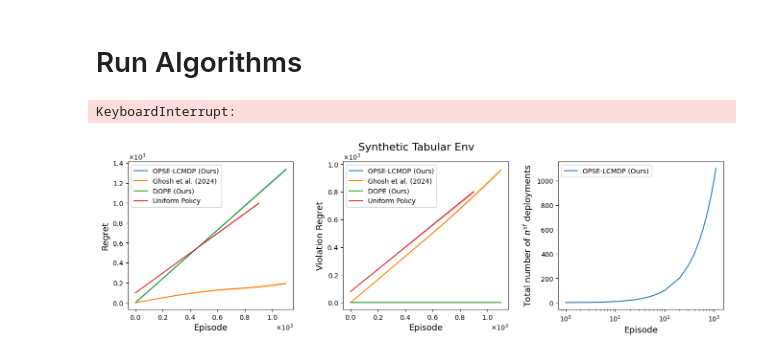
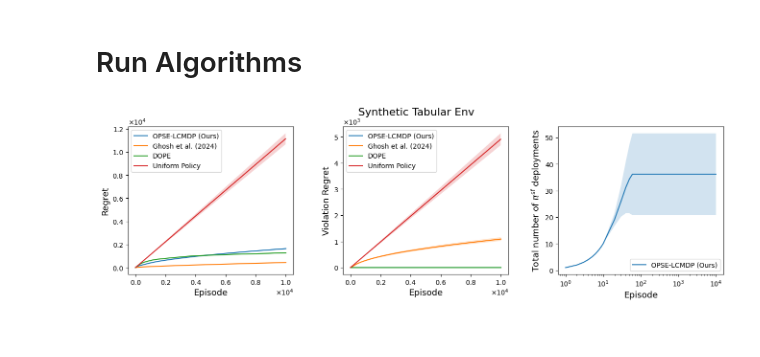
Before and after one commit to matsuolab/Episode-Wise-Safe-Linear-CMDP, a Jupyter notebook: Experiment-tabular.ipynb, the cells around one changed output. Cells and saved outputs as stored; diff of their text form; code cells hidden in the pictures.

```diff
--- a/Experiment-tabular.ipynb
+++ b/Experiment-tabular.ipynb
@@ -1,12 +1,12 @@
 # %%
 import ray
 ray.shutdown()
-ray.init(num_cpus=8)
+ray.init(num_cpus=10)
 
 debug = False
 CMDP_type = "random"  # choose "random" or "streaming"
-# NUM_SEEDS = 10
-NUM_SEEDS = 3
+NUM_SEEDS = 10
+# NUM_SEEDS = 3
 
-record_resol = 100  # regret is recorded every 100 steps
+record_resol = 10  # regret is recorded every 100 steps
 # %% [output]
@@ -18,7 +18,7 @@ from envs.cmdp import CMDP
 
 if CMDP_type == "random":
     from envs.tabular import create_cmdp as _create_cmdp
-    create_cmdp = lambda key, **args: _create_cmdp(key, S=7, A=3, H=5, const_scale=0.6)
+    create_cmdp = lambda key, **args: _create_cmdp(key, S=5, A=3, H=4, const_scale=0.6)
 elif CMDP_type == "streaming":
     from envs.streaming import create_cmdp
 elif CMDP_type == "linear":
@@ -29,9 +29,9 @@ elif CMDP_type == "linear":
 # Hyperparameters
 
 if CMDP_type == "random":
-    Cr = 10.0
-    Cu = 10.0
-    Cd = 10.0
+    Cr = 1.0
+    Cu = 1.0
+    Cd = 1.0
     Clam = 300
     Bd = 1.0
     ent_coef = 0.1
@@ -39,25 +39,25 @@ if CMDP_type == "random":
     Cr_Ghosh = Cr
     Cu_Ghosh = Cu
 
-    DOPE_Cr = 10
-    DOPE_Cu = 10
+    DOPE_Cr = 1.0
+    DOPE_Cu = 1.0
 
-    K = 300000  # number of episodes
-    # K = 1000  # number of episodes
-
-
+    K = 10000  # number of episodes
 
 elif CMDP_type == "streaming":
-    Cr = 5.0
-    Cu = 5.0
-    Cd = 5.0
+    Cr = 2.0
+    Cu = 2.0
+    Cd = 2.0
     Clam = 300
     Bd = 1.0
     ent_coef = 0.1
 
     Cr_Ghosh = Cr
     Cu_Ghosh = Cu
-    K = 300000  # number of episodes
+
+    DOPE_Cr = 1.0
+    DOPE_Cu = 1.0
+    K = 10000  # number of episodes
 
 elif CMDP_type == "linear":
     Cr = 10.0
@@ -507,8 +507,6 @@ for i in range(NUM_SEEDS):
     jobs.append(run_uni.remote(buffer, i))
 
 _ = ray.get(jobs)
-# %% [output]
-KeyboardInterrupt:
 # %%
 import pickle
 
@@ -564,7 +562,7 @@ ax.plot(epi_mean, reg_mean, label="OPSE-LCMDP (Ours)", rasterized=True)
 ax.fill_between(epi_mean, reg_mean - 0.1 * reg_std, reg_mean + 0.1 * reg_std, alpha=0.2)
 ax.plot(Ghosh_epi_mean, Ghosh_reg_mean, label="Ghosh et al. (2024)", rasterized=True)
 ax.fill_between(Ghosh_epi_mean, Ghosh_reg_mean - 0.1 * Ghosh_reg_std, Ghosh_reg_mean + 0.1 * Ghosh_reg_std, alpha=0.2)
-ax.plot(DOPE_epi_mean, DOPE_reg_mean, label="DOPE (Ours)", rasterized=True)
+ax.plot(DOPE_epi_mean, DOPE_reg_mean, label="DOPE", rasterized=True)
 ax.fill_between(DOPE_epi_mean, DOPE_reg_mean - 0.1 * DOPE_reg_std, DOPE_reg_mean + 0.1 * DOPE_reg_std, alpha=0.2)
 ax.plot(uni_epi_mean, uni_reg_mean, label="Uniform Policy", rasterized=True)
 ax.fill_between(uni_epi_mean, uni_reg_mean - 0.1 * uni_reg_std, uni_reg_mean + 0.1 * uni_reg_std, alpha=0.2)
@@ -583,35 +581,35 @@ ax2.plot(epi_mean, vio_mean, label="OPSE-LCMDP (Ours)", rasterized=True)
 ax2.fill_between(epi_mean, vio_mean - 0.1 * vio_std, vio_mean + 0.1 * vio_std, alpha=0.2)
 ax2.plot(Ghosh_epi_mean, Ghosh_vio_mean, label="Ghosh et al. (2024)", rasterized=True)
 ax2.fill_between(Ghosh_epi_mean, Ghosh_vio_mean - 0.1 * Ghosh_vio_std, Ghosh_vio_mean + 0.1 * Ghosh_vio_std, alpha=0.2)
-ax2.plot(DOPE_epi_mean, DOPE_vio_mean, label="DOPE (Ours)", rasterized=True)
+ax2.plot(DOPE_epi_mean, DOPE_vio_mean, label="DOPE", rasterized=True)
 ax2.fill_between(DOPE_epi_mean, DOPE_vio_mean - 0.1 * DOPE_vio_std, DOPE_vio_mean + 0.1 * DOPE_vio_std, alpha=0.2)
 ax2.plot(uni_epi_mean, uni_vio_mean, label="Uniform Policy", rasterized=True)
 ax2.fill_between(uni_epi_mean, uni_vio_mean - 0.1 * uni_vio_std, uni_vio_mean + 0.1 * uni_vio_std, alpha=0.2)
 ax2.set_ylabel("Violation Regret", fontdict={"fontsize": 13})
 ax2.set_xlabel("Episode", fontdict={"fontsize": 13})
 ax2.legend()
 ax2.yaxis.set_major_formatter(FixedOrderFormatter(6 ,useMathText=True))
 ax2.xaxis.set_major_formatter(FixedOrderFormatter(5 ,useMathText=True))
 ax2.ticklabel_format(style="sci",  axis="y", scilimits=(0,0))
 ax2.ticklabel_format(style="sci",  axis="x", scilimits=(0,0))
 
 # plot number of safe policy deployments
 ax3 = fig.add_subplot(1, 3, 3)
 ax3.plot(epi_mean, deploy_mean, label="OPSE-LCMDP (Ours)", rasterized=True)
 ax3.fill_between(epi_mean, deploy_mean - deploy_std, deploy_mean + deploy_std, alpha=0.2)
 ax3.set_ylabel(r"Total number of $\pi^{\mathrm{sf}}$ deployments", fontdict={"fontsize": 13})
 ax3.set_xlabel("Episode", fontdict={"fontsize": 13})
 ax3.set_xscale("log")
 ax3.legend()
 
 if CMDP_type == "random":
     plt.suptitle(f"Synthetic Tabular Env", fontsize=16)
 elif CMDP_type == "streaming":
     plt.suptitle(f"Media Streaming Env", fontsize=16)
 elif CMDP_type == "linear":
     plt.suptitle(f"Synthetic Linear Env", fontsize=16)
 
 # plt.tight_layout()
 plt.savefig(f"results-{CMDP_type}.pdf")
 # %% [output]
-[figure, old version]
+[figure, new version]
```
Also changed, not shown: parts of 1 cell of this notebook, 3 other files.
